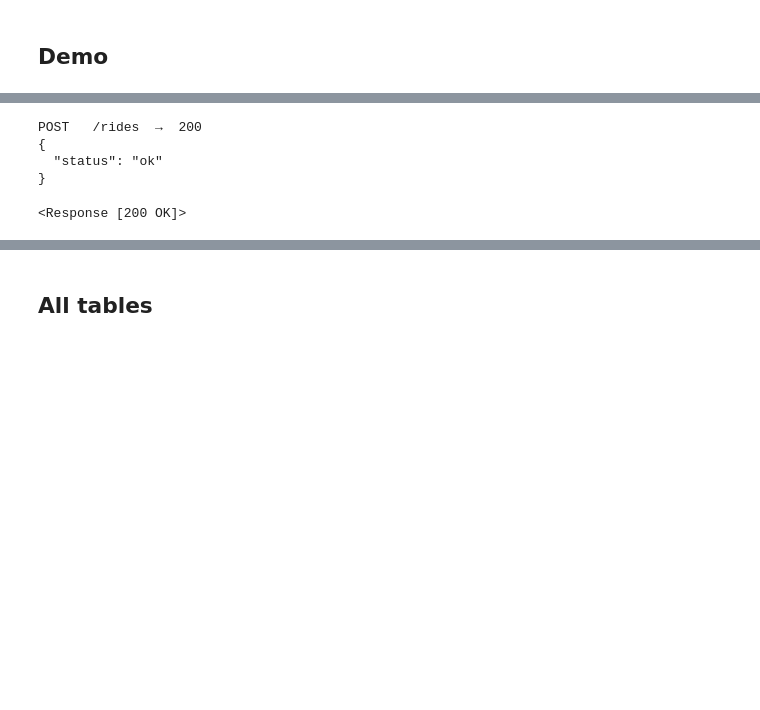
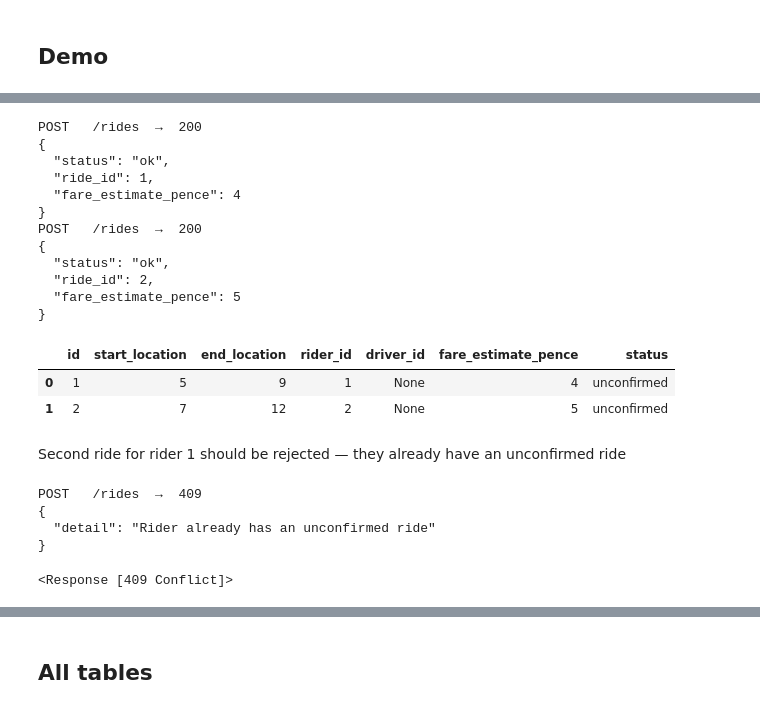
Before and after one commit to AliDariusKhan/sys-design, a Jupyter notebook: uber_solution.ipynb, the cells around one changed output, grey strips where cells are left out. Cells and saved outputs as stored; diff of their text form; code cells hidden in the pictures; blank space fills up the shorter version.

```diff
--- a/uber_solution.ipynb
+++ b/uber_solution.ipynb
@@ -168,9 +280,31 @@ POST   /drivers  →  201
+# %%
+call("post", "/rides", json={"start_location": "5", "end_location": "9"}, params={"rider_id": 1})
+call("post", "/rides", json={"start_location": "7", "end_location": "12"}, params={"rider_id": 2})
+
+df("rides")
+# %% [output]
+POST   /rides  →  200
+{
+  "status": "ok",
+  "ride_id": 1,
+  "fare_estimate_pence": 4
+}
+POST   /rides  →  200
+{
+  "status": "ok",
+  "ride_id": 2,
+  "fare_estimate_pence": 5
+}
+|  | id | start_location | end_location | rider_id | driver_id | fare_estimate_pence | status |
+| 0 | 1 | 5 | 9 | 1 | None | 4 | unconfirmed |
+| 1 | 2 | 7 | 12 | 2 | None | 5 | unconfirmed |
+# %% [markdown]
+Second ride for rider 1 should be rejected — they already have an unconfirmed ride
 # %%
-call("post", "/rides", json={"start_location": "0", "end_location": "1"}, params={"rider_id": 1})
-df("rides")
+call("post", "/rides", json={"start_location": "5", "end_location": "9"}, params={"rider_id": 1})
 # %% [output]
-POST   /rides  →  200
+POST   /rides  →  409
 {
-  "status": "ok"
+  "detail": "Rider already has an unconfirmed ride"
 }
-<Response [200 OK]>
+<Response [409 Conflict]>
```
Also changed, not shown: parts of 17 cells of this notebook.
